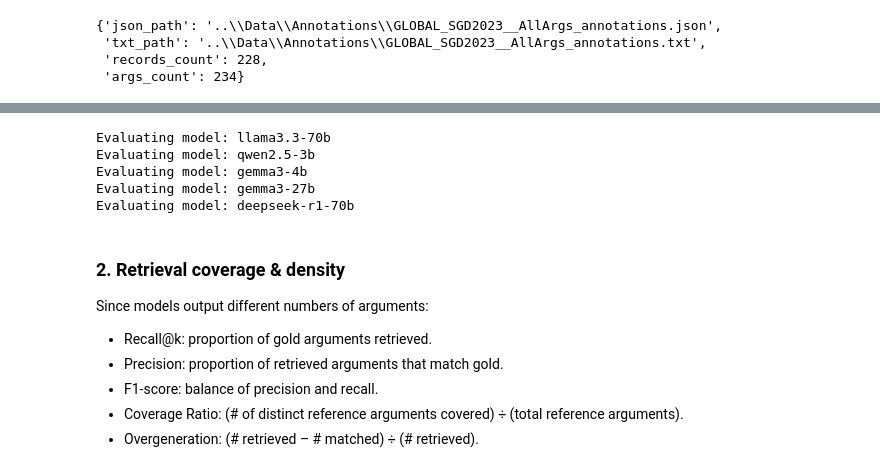
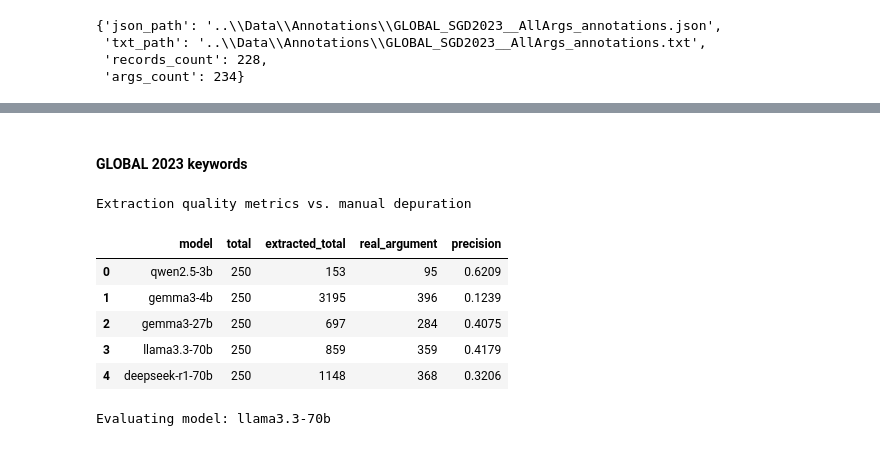
Before and after one commit to camipalo/TFM, a Jupyter notebook: 4_Analyse/4.0_CalculateMetrics_ArgExtraction.ipynb, the cells around one changed output, grey strips where cells are left out. Cells and saved outputs as stored; diff of their text form; code cells hidden in the pictures.

```diff
--- a/4_Analyse/4.0_CalculateMetrics_ArgExtraction.ipynb
+++ b/4_Analyse/4.0_CalculateMetrics_ArgExtraction.ipynb
@@ -433,38 +690,40 @@ def evaluate_models(path_args_extracted, path_gt_args, prefix, gold_model_name,
+# %% [markdown]
+#### GLOBAL 2023 keywords
 # %%
-path_args_extracted = "..\\Data\\Processed Arguments No Keywords\\Args"
 path_gt_args = "..\\Data\\Annotations"
+
+path_args_extracted = "..\\Data\\Processed Arguments Keywords\\Args"
+path_output_metrics = "..\\Data\\Processed Arguments Keywords\\Stats"
 prefix   = "GLOBAL_SGD2023_"
 gt     = "annotations"
 models   = ["llama3.3-70b","qwen2.5-3b","gemma3-4b","gemma3-27b", "deepseek-r1-70b"]
 
+### 2. Retrieval metrics vs. manual depuration
+print("Extraction quality metrics vs. manual depuration")
 
+results_md = compute_prf(path_output_metrics)
+display(results_md)
+
+### 1. Quality metrics vs. manual annotation
 results = evaluate_models(path_args_extracted, path_gt_args,
                           prefix, gt, models, sim_threshold=0.75)
 
+print("Extraction quality metrics vs. manual annotation")
 for k, df in results.items():
     print(f"\n== {k.upper()} ==")
     display(df)
 
-# # Save to CSVs if you like
-# out_dir = os.path.join(base_dir, "Stats")
-# os.makedirs(out_dir, exist_ok=True)
-# results["overall"].to_csv(os.path.join(out_dir, f"{prefix}_overall_eval.csv"), index=False)
-# results["by_goal"].to_csv(os.path.join(out_dir, f"{prefix}_bygoal_eval.csv"), index=False)
-# results["iaa_per_model"].to_csv(os.path.join(out_dir, f"{prefix}_iaa_per_model.csv"), index=False)
-# results["iaa_overall"].to_csv(os.path.join(out_dir, f"{prefix}_iaa_overall.csv"), index=False)
+# Save the results
+results["overall"].to_csv(os.path.join(path_output_metrics, f"{prefix}_ExtractionStats_overall.csv"), index=False)
+results["by_goal"].to_csv(os.path.join(path_output_metrics, f"{prefix}_ExtractionStats_byGoal.csv"), index=False)
+results["iaa_per_model"].to_csv(os.path.join(path_output_metrics, f"{prefix}_ExtractionStats_iaa_per_model.csv"), index=False)
+results["iaa_overall"].to_csv(os.path.join(path_output_metrics, f"{prefix}_ExtractionStats_iaa_overall.csv"), index=False)
 # %% [output]
-Evaluating model: llama3.3-70b
-Evaluating model: qwen2.5-3b
-Evaluating model: gemma3-4b
-Evaluating model: gemma3-27b
-Evaluating model: deepseek-r1-70b
+Extraction quality metrics vs. manual depuration
+|  | model | total | extracted_total | real_argument | precision |
+| 0 | qwen2.5-3b | 250 | 153 | 95 | 0.6209 |
+| 1 | gemma3-4b | 250 | 3195 | 396 | 0.1239 |
+| 2 | gemma3-27b | 250 | 697 | 284 | 0.4075 |
+| 3 | llama3.3-70b | 250 | 859 | 359 | 0.4179 |
+| 4 | deepseek-r1-70b | 250 | 1148 | 368 | 0.3206 |
+Evaluating model: llama3.3-70b
-# %% [markdown]
-### 2. Retrieval coverage & density
-
-Since models output different numbers of arguments:
-
-- Recall@k: proportion of gold arguments retrieved.
-- Precision: proportion of retrieved arguments that match gold.
-- F1-score: balance of precision and recall.
-- Coverage Ratio: (# of distinct reference arguments covered) ÷ (total reference arguments).
-- Overgeneration: (# retrieved – # matched) ÷ (# retrieved).
```
Also changed, not shown: parts of 59 cells of this notebook, 5 other files.
